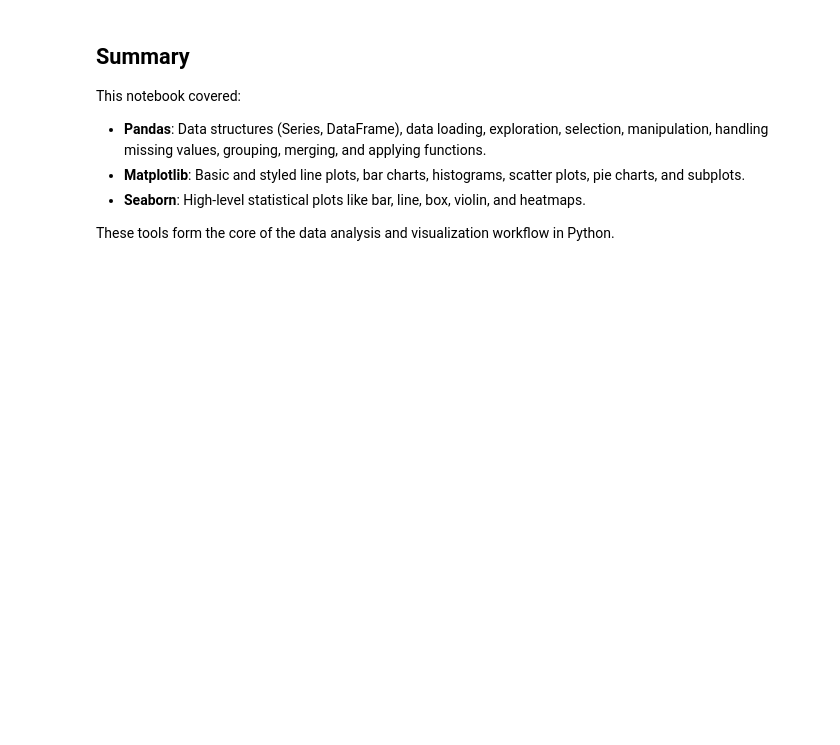
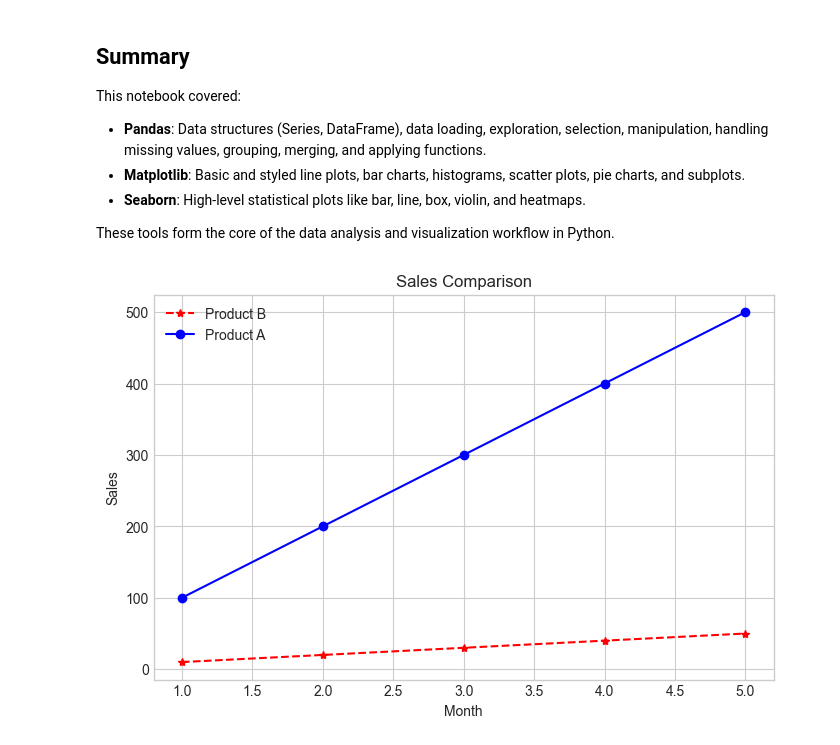
Before and after one commit to priyansupattanaik/CDAC, a Jupyter notebook: 2. Python/20March2026 - Numpy & Panda/Note10.ipynb, the cells around one changed output. Saved outputs shown, nothing was run; the diff lists cells and outputs as text; code cells hidden in the pictures; blank space fills up the shorter version.

```diff
--- a/2. Python/20March2026 - Numpy & Panda/Note10.ipynb
+++ b/2. Python/20March2026 - Numpy & Panda/Note10.ipynb
@@ -701,3 +701,29 @@ This notebook covered:
 *   **Seaborn**: High-level statistical plots like bar, line, box, violin, and heatmaps.
 
 These tools form the core of the data analysis and visualization workflow in Python.
+# %%
+import matplotlib.pyplot as plt
+
+x  = [1, 2, 3, 4, 5]
+y1 = [10, 20, 30, 40, 50]
+y2 = [100, 200, 300, 400, 500]
+
+plt.figure(figsize=(8, 5))   # canvas size
+
+# ── Basic line ─────────────────────────────
+plt.plot(x, y1, color='red',
+         linestyle='--', marker='*',
+         label='Product B')
+
+# ── Second line ────────────────────────────
+plt.plot(x, y2, color='blue',
+         linestyle='-',  marker='o',
+         label='Product A')
+
+plt.title("Sales Comparison")
+plt.xlabel("Month")
+plt.ylabel("Sales")
+plt.legend()
+plt.show()
+# %% [output]
+[figure, added]
```
Also changed, not shown: parts of 5 cells of this notebook, 3 other files.
